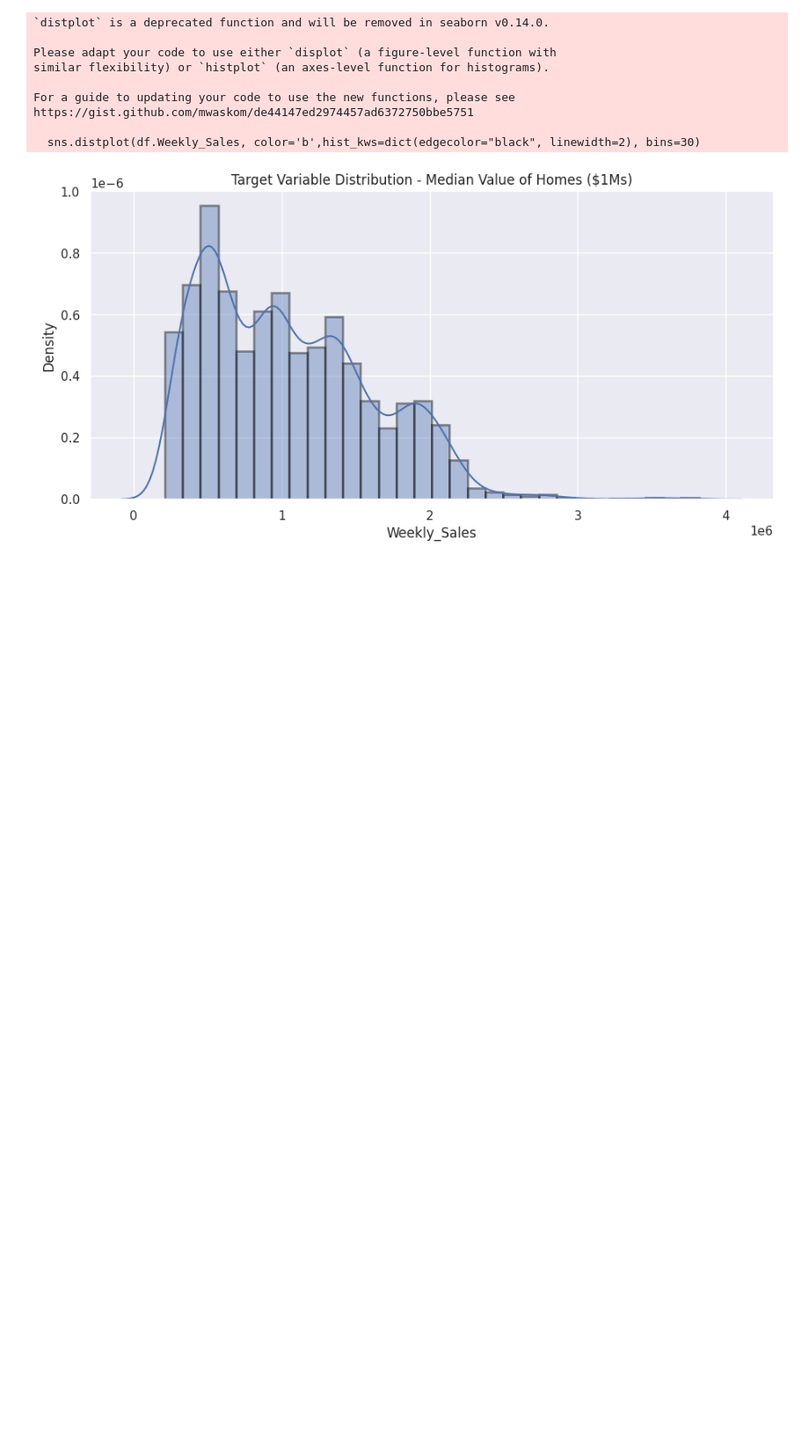
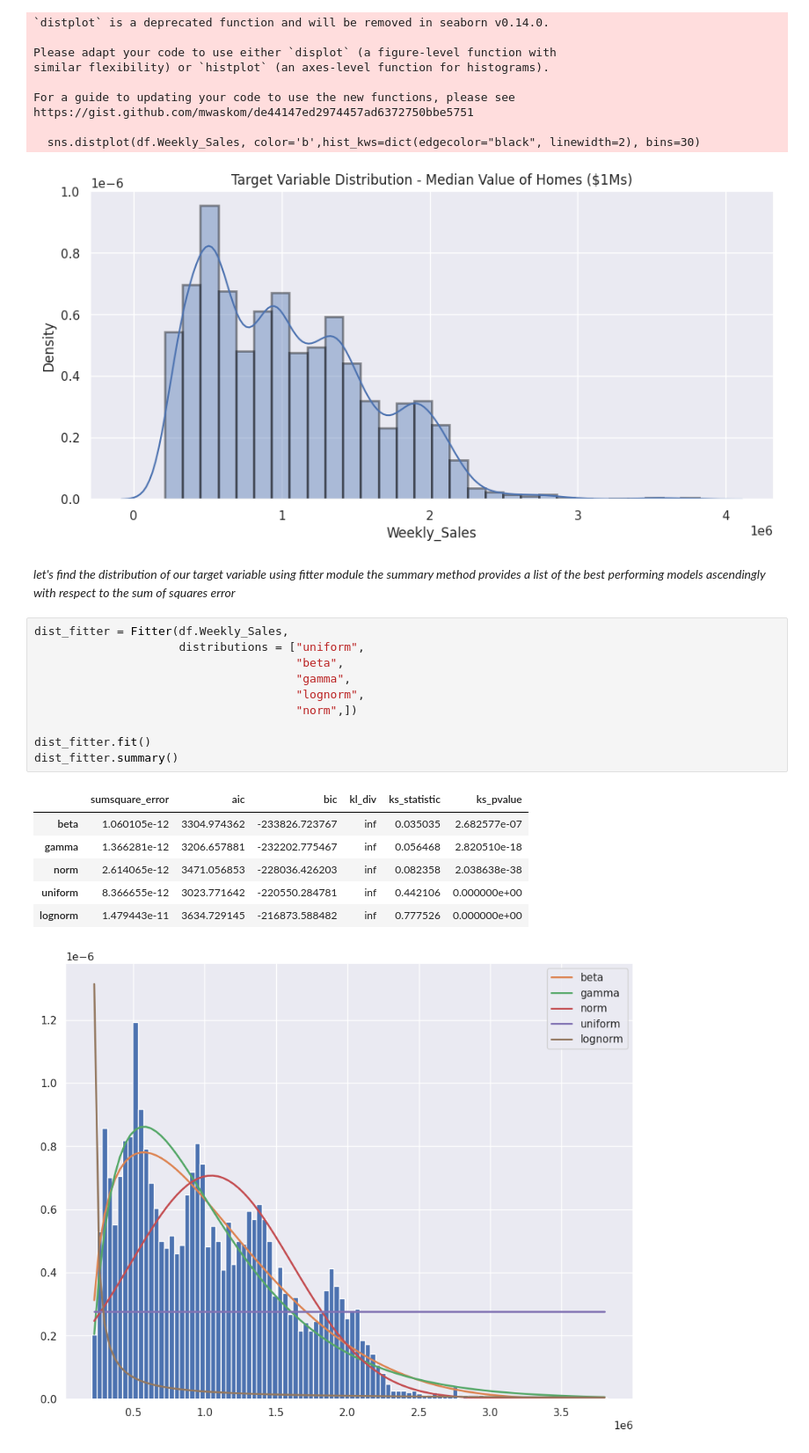
Before and after one commit to Apricold/Walmart_Analysis_Dataset, a Jupyter notebook: walmart_analysis.ipynb, the cells around one changed output. Shown at 88% size. Cells and saved outputs as stored; diff of their text form; blank space fills up the shorter version.

```diff
--- a/walmart_analysis.ipynb
+++ b/walmart_analysis.ipynb
@@ -114,3 +137,23 @@ https://gist.github.com/mwaskom/de44147ed2974457ad6372750bbe5751
 
   sns.distplot(df.Weekly_Sales, color='b',hist_kws=dict(edgecolor="black", linewidth=2), bins=30)
 [figure]
+# %% [markdown]
+*let's find the distribution of our target variable using fitter module the summary method provides a list of the best performing models ascendingly with respect to the  sum of squares error*
+# %%
+dist_fitter = Fitter(df.Weekly_Sales,
+                     distributions = ["uniform",
+                                      "beta",
+                                      "gamma",
+                                      "lognorm",
+                                      "norm",])
+
+dist_fitter.fit()
+dist_fitter.summary()
+# %% [output]
+|  | sumsquare_error | aic | bic | kl_div | ks_statistic | ks_pvalue |
+| beta | 1.060105e-12 | 3304.974362 | -233826.723767 | inf | 0.035035 | 2.682577e-07 |
+| gamma | 1.366281e-12 | 3206.657881 | -232202.775467 | inf | 0.056468 | 2.820510e-18 |
+| norm | 2.614065e-12 | 3471.056853 | -228036.426203 | inf | 0.082358 | 2.038638e-38 |
+| uniform | 8.366655e-12 | 3023.771642 | -220550.284781 | inf | 0.442106 | 0.000000e+00 |
+| lognorm | 1.479443e-11 | 3634.729145 | -216873.588482 | inf | 0.777526 | 0.000000e+00 |
+[figure, added]
```
Also changed, not shown: parts of 5 cells of this notebook.
